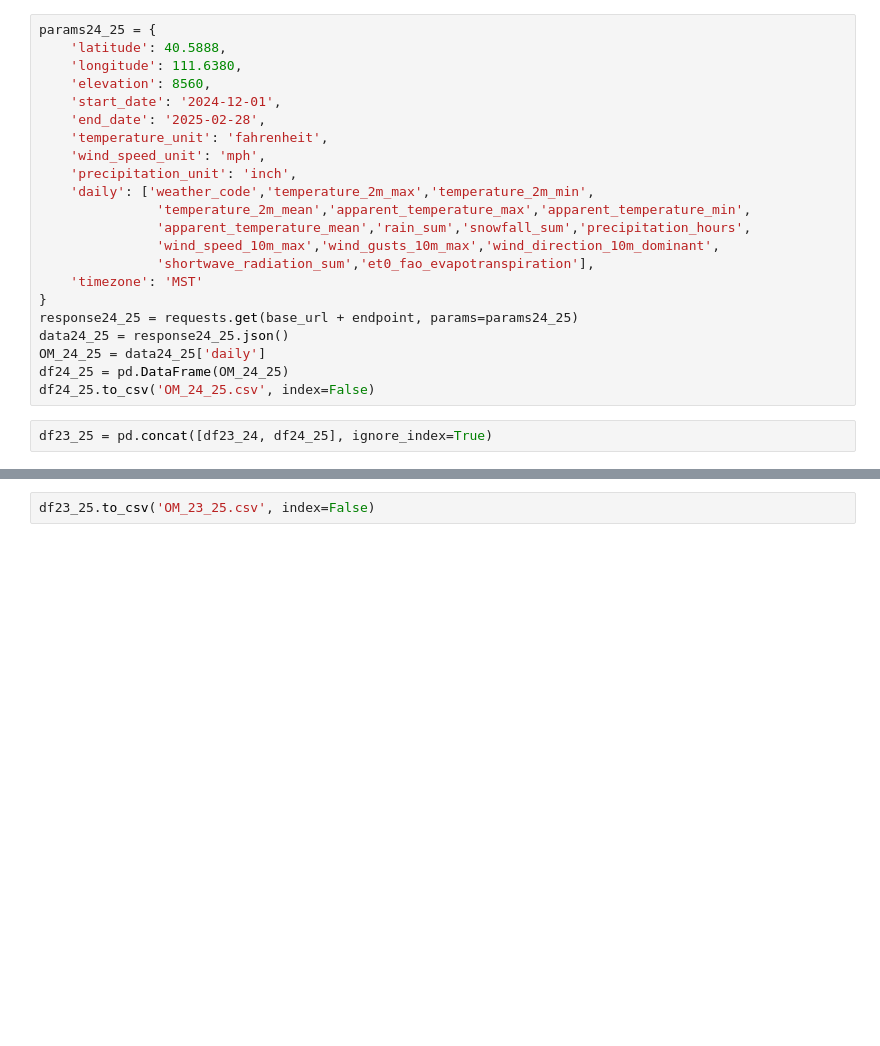
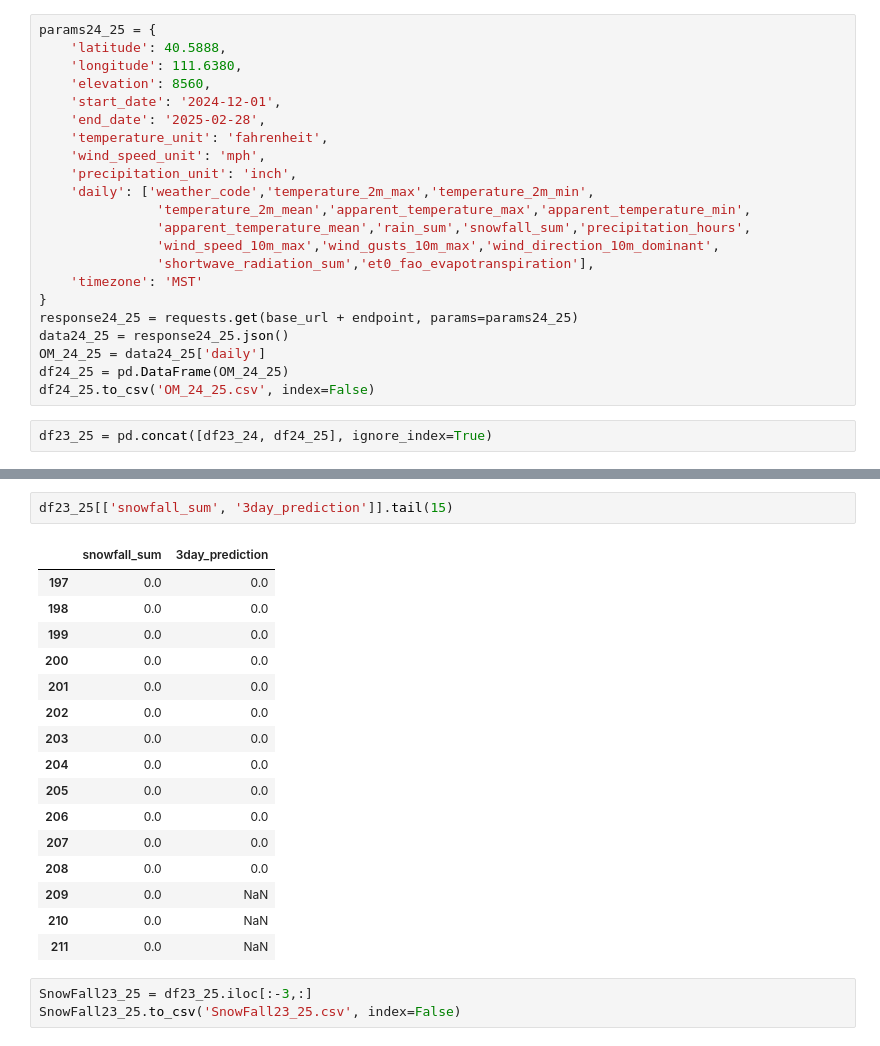
Before and after one commit to BraydenHumpherys/Snowfall-Prediction, a Jupyter notebook: open-meteo-api-scrape.ipynb, the cells around one changed output, grey strips where cells are left out. Saved outputs shown, nothing was run; the diff lists cells and outputs as text; blank space fills up the shorter version.

```diff
--- a/open-meteo-api-scrape.ipynb
+++ b/open-meteo-api-scrape.ipynb
@@ -52,2 +73,22 @@ df23_25 = pd.concat([df23_24, df24_25], ignore_index=True)
+# %%
+df23_25[['snowfall_sum', '3day_prediction']].tail(15)
+# %% [output]
+|  | snowfall_sum | 3day_prediction |
+| 197 | 0.0 | 0.0 |
+| 198 | 0.0 | 0.0 |
+| 199 | 0.0 | 0.0 |
+| 200 | 0.0 | 0.0 |
+| 201 | 0.0 | 0.0 |
+| 202 | 0.0 | 0.0 |
+| 203 | 0.0 | 0.0 |
+| 204 | 0.0 | 0.0 |
+| 205 | 0.0 | 0.0 |
+| 206 | 0.0 | 0.0 |
+| 207 | 0.0 | 0.0 |
+| 208 | 0.0 | 0.0 |
+| 209 | 0.0 | NaN |
+| 210 | 0.0 | NaN |
+| 211 | 0.0 | NaN |
 # %%
-df23_25.to_csv('OM_23_25.csv', index=False)
+SnowFall23_25 = df23_25.iloc[:-3,:]
+SnowFall23_25.to_csv('SnowFall23_25.csv', index=False)
```
Also changed, not shown: parts of 1 cell of this notebook, 2 other files.
